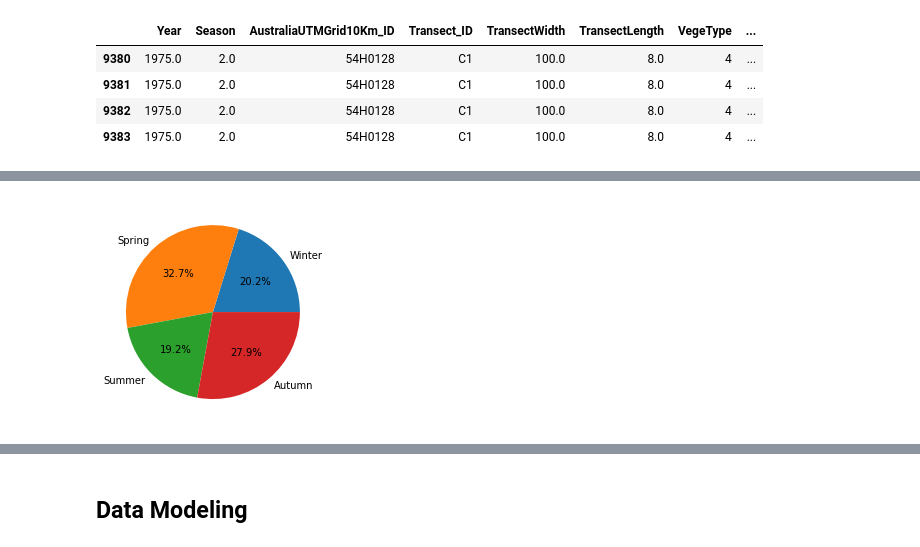
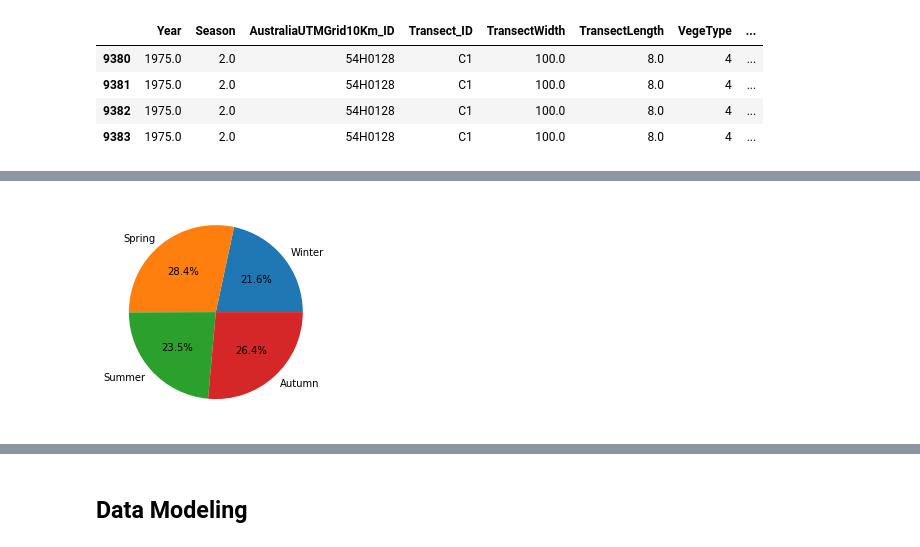
Before and after one commit to MichaelSalSail/Rabbits_ML_3HJ, a Jupyter notebook: Beware_Bunnies_Apr_19 - Edited_Dor.ipynb, the cells around one changed output, grey strips where cells are left out. Drawn from its saved outputs; the diff is of its cells as text; code cells hidden in the pictures.

```diff
--- a/Beware_Bunnies_Apr_19 - Edited_Dor.ipynb
+++ b/Beware_Bunnies_Apr_19 - Edited_Dor.ipynb
@@ -806,0 +1237,7 @@ uni_population_growth[['Year','Season','AustraliaUTMGrid10Km_ID','Transect_ID']]
+# %%
+del uni_population_growth['AustraliaUTMGrid10Km_ID']
+del uni_population_growth['Transect_ID']
+uni_population_growth=uni_population_growth.groupby(['Year','Season','AustraliaUTMGrid10Km_Long','AustraliaUTMGrid10Km_Lat'\
+                                                     ,'TransectLength','VegeType','DistPermWater','DistAgriLand',\
+                                                     'PercSoilClay']).mean().reset_index()
+uni_population_growth
@@ -830,8 +1281,8 @@ uni_population_growth[['Year','Season','AustraliaUTMGrid10Km_ID','Transect_ID']]
 # #test['lag-1'] = test['season_population'].shift().where(test.problem_id.eq(temp_df.problem_id.shift()))
 
 #-------------------------------------------------------------------------------------------------------------------------
-uni_population_growth['season_population-1']= uni_population_growth['season_population'].shift(1)
-uni_population_growth['season_population-2']= uni_population_growth['season_population'].shift(2)
-#dropping first two rows since we have two lag features and they will create columns with NaN values.
-uni_population_growth = uni_population_growth.iloc[2:]
-uni_population_growth.head(10)
+# uni_population_growth['season_population-1']= uni_population_growth['season_population'].shift(1)
+# uni_population_growth['season_population-2']= uni_population_growth['season_population'].shift(2)
+# dropping first two rows since we have two lag features and they will create columns with NaN values.
+# uni_population_growth = uni_population_growth.iloc[2:]
+# uni_population_growth.head(10)
@@ -855,3 +1293,0 @@ print(uni_population_growth.season_population.min(), ',',  uni_population_growth
-# %%
-uni_population_growth=pd.get_dummies(uni_population_growth, columns=['Season','VegeType'])
-uni_population_growth.columns
@@ -868,14 +1293,0 @@ Index(['Year', 'AustraliaUTMGrid10Km_ID', 'Transect_ID', 'TransectLength',
-# %%
-# Rename columns to be legible
-uni_population_growth = uni_population_growth.rename(columns={'Season_1.0': 'Season_Winter',
-                                                              'Season_2.0': 'Season_Spring',
-                                                              'Season_3.0': 'Season_Summer',
-                                                              'Season_4.0': 'Season_Autumn',
-                                                              'VegeType_2': 'VegeType_Forest',
-                                                              'VegeType_3': 'VegeType_Woodland',
-                                                              'VegeType_4': 'VegeType_Other_Woodland',
-                                                              'VegeType_7': 'VegeType_Shrublands',
-                                                              'VegeType_8': 'VegeType_Tussock_Grasslands',
-                                                              'VegeType_9': 'VegeType_Hummock_Grasslands',
-                                                              'VegeType_10': 'VegeType_Shrublands',
-                                                              'VegeType_11': 'VegeType_Aquatic'})
@@ -923,17 +1320,17 @@ plt.hist(uni_population_growth['Year'], bins=100);
 # %%
 all_seasons = ('Winter', 'Spring', 'Summer','Autumn')
-season_counts = (uni_population_growth[uni_population_growth['Season_Winter']==1].shape[0],
-                 uni_population_growth[uni_population_growth['Season_Spring']==1].shape[0],
-                 uni_population_growth[uni_population_growth['Season_Summer']==1].shape[0],
-                 uni_population_growth[uni_population_growth['Season_Autumn']==1].shape[0])
+season_counts = (uni_population_growth[uni_population_growth['Season']==1].shape[0],
+                 uni_population_growth[uni_population_growth['Season']==2].shape[0],
+                 uni_population_growth[uni_population_growth['Season']==3].shape[0],
+                 uni_population_growth[uni_population_growth['Season']==4].shape[0])
 plt.pie(
 season_counts,
 labels=all_seasons,
 autopct='%1.1f%%',
 )
 plt.show()
 # %% [output]
-[figure, old version]
+[figure, new version]
 # %%
 import seaborn as sns
 sns.heatmap(uni_population_growth[['Year', 'M_TAvg_PreSummer', 'M_TAvg_PreWinter', 'M_Prec_2PresSeasons', 'A_Prec_1YrLag',
```
Also changed, not shown: parts of 81 cells of this notebook.
